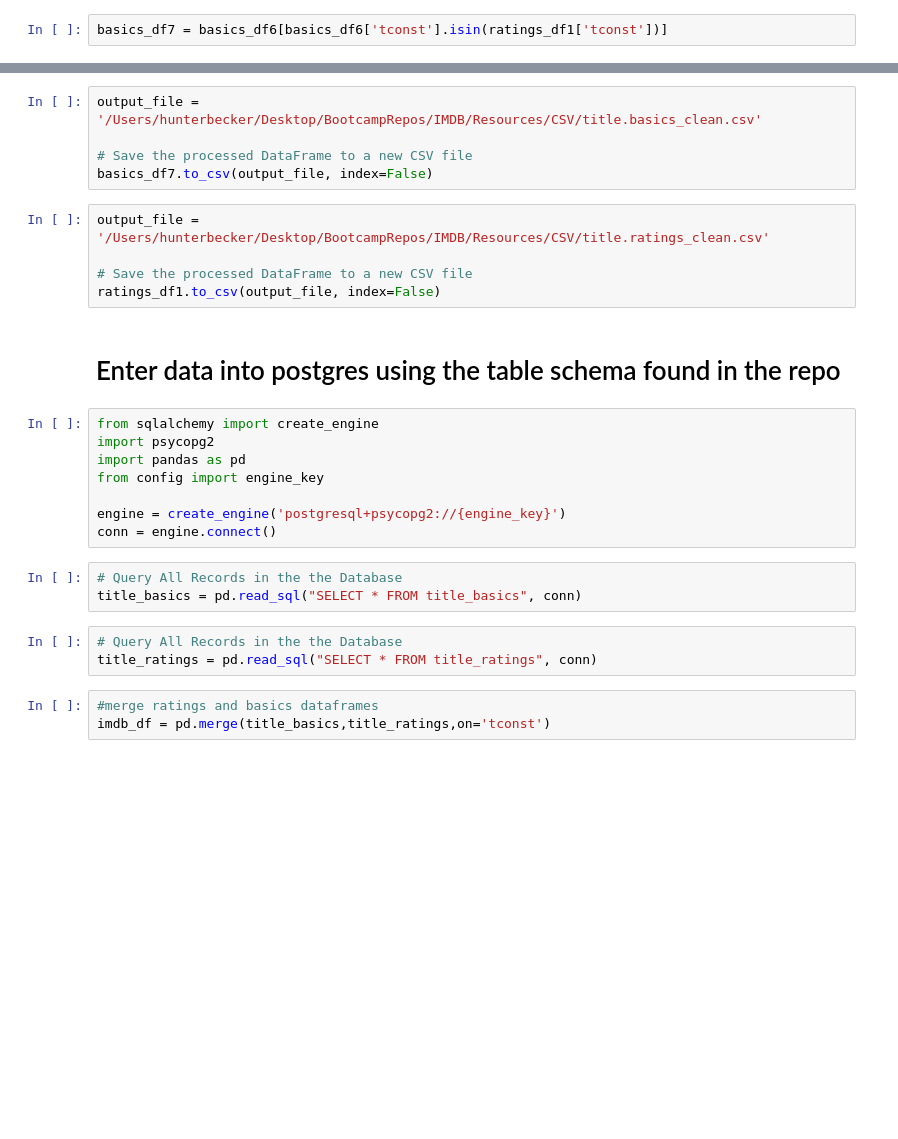
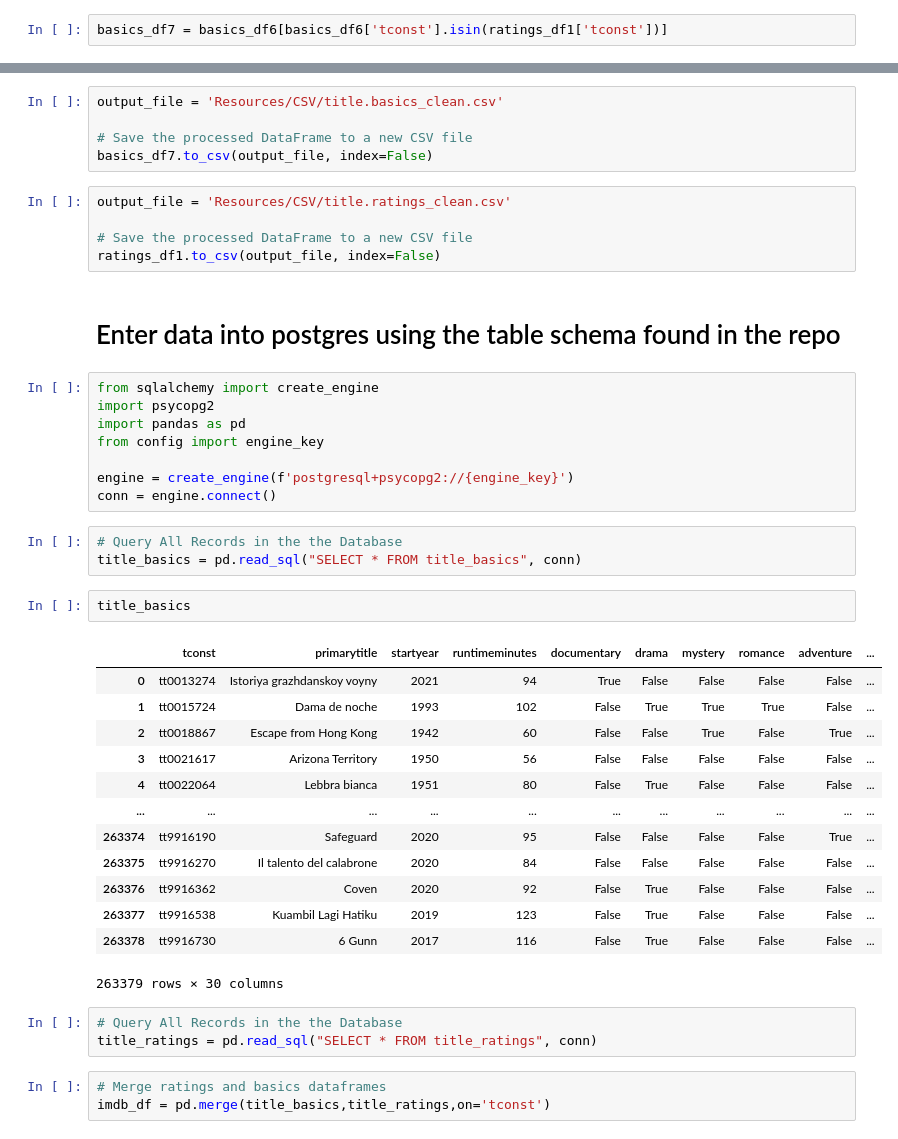
Before and after one commit to SamEaton20/IMBD_database, a Jupyter notebook: Imdb.ipynb, the cells around one changed output, grey strips where cells are left out. Saved outputs shown, nothing was run; the diff lists cells and outputs as text; blank space fills up the shorter version.

Commit message:
Fixed schema, resource calling, added comments to ipynb

```diff
--- a/Imdb.ipynb
+++ b/Imdb.ipynb
@@ -100,10 +119,10 @@ basics_df7 = basics_df6[basics_df6['tconst'].isin(ratings_df1['tconst'])]
 # %%
-output_file = '/Users/hunterbecker/Desktop/BootcampRepos/IMDB/Resources/CSV/title.basics_clean.csv'
+output_file = 'Resources/CSV/title.basics_clean.csv'
 
 # Save the processed DataFrame to a new CSV file
 basics_df7.to_csv(output_file, index=False)
 # %%
-output_file = '/Users/hunterbecker/Desktop/BootcampRepos/IMDB/Resources/CSV/title.ratings_clean.csv'
+output_file = 'Resources/CSV/title.ratings_clean.csv'
 
 # Save the processed DataFrame to a new CSV file
 ratings_df1.to_csv(output_file, index=False)
@@ -115,16 +134,32 @@ import psycopg2
 import pandas as pd
 from config import engine_key
 
-engine = create_engine('postgresql+psycopg2://{engine_key}')
+engine = create_engine(f'postgresql+psycopg2://{engine_key}')
 conn = engine.connect()
 # %%
 # Query All Records in the the Database
 title_basics = pd.read_sql("SELECT * FROM title_basics", conn)
+# %%
+title_basics
+# %% [output]
+|  | tconst | primarytitle | startyear | runtimeminutes | documentary | drama | mystery | romance | adventure | ... |
+| 0 | tt0013274 | Istoriya grazhdanskoy voyny | 2021 | 94 | True | False | False | False | False | ... |
+| 1 | tt0015724 | Dama de noche | 1993 | 102 | False | True | True | True | False | ... |
+| 2 | tt0018867 | Escape from Hong Kong | 1942 | 60 | False | False | True | False | True | ... |
+| 3 | tt0021617 | Arizona Territory | 1950 | 56 | False | False | False | False | False | ... |
+| 4 | tt0022064 | Lebbra bianca | 1951 | 80 | False | True | False | False | False | ... |
+| ... | ... | ... | ... | ... | ... | ... | ... | ... | ... | ... |
+| 263374 | tt9916190 | Safeguard | 2020 | 95 | False | False | False | False | True | ... |
+| 263375 | tt9916270 | Il talento del calabrone | 2020 | 84 | False | False | False | False | False | ... |
+| 263376 | tt9916362 | Coven | 2020 | 92 | False | True | False | False | False | ... |
+| 263377 | tt9916538 | Kuambil Lagi Hatiku | 2019 | 123 | False | True | False | False | False | ... |
+| 263378 | tt9916730 | 6 Gunn | 2017 | 116 | False | True | False | False | False | ... |
+263379 rows × 30 columns
 # %%
 # Query All Records in the the Database
 title_ratings = pd.read_sql("SELECT * FROM title_ratings", conn)
 # %%
-#merge ratings and basics dataframes
+# Merge ratings and basics dataframes
 imdb_df = pd.merge(title_basics,title_ratings,on='tconst')
 # %%
 # Reordering columns
```
Also changed, not shown: parts of 44 cells of this notebook, 4 other files.
